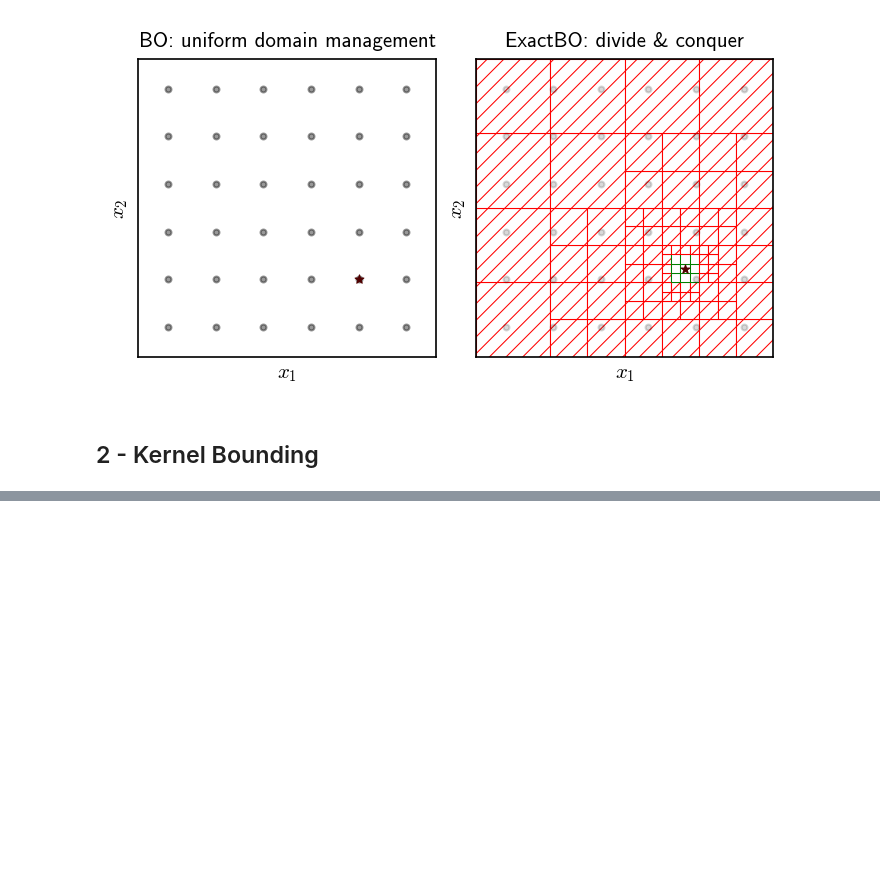
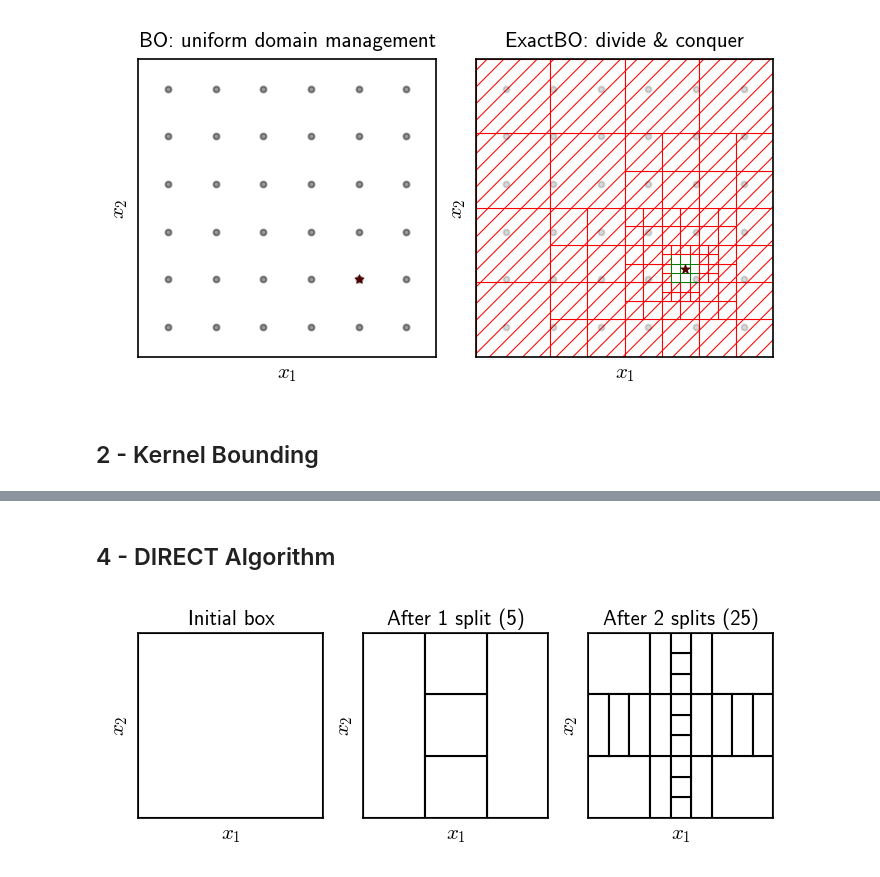
Before and after one commit to juanesfco/tamubo, a Jupyter notebook: development/exactBO_presentation.ipynb, the cells around one changed output, grey strips where cells are left out. Drawn from its saved outputs; the diff is of its cells as text; code cells hidden in the pictures; blank space fills up the shorter version.

```diff
--- a/development/exactBO_presentation.ipynb
+++ b/development/exactBO_presentation.ipynb
@@ -194,0 +256,70 @@ plt.show()
+# %% [markdown]
+## 4 - DIRECT Algorithm
+# %%
+import matplotlib as mpl
+import matplotlib.pyplot as plt
+from matplotlib.patches import Rectangle
+import numpy as np
+
+# (Optional) keep the same style block you used earlier
+mpl.rcParams.update({
+    "figure.dpi": 150, "savefig.dpi": 300,
+    "font.size": 10, "font.family": "sans-serif",
+    "font.sans-serif": ["Computer Modern Sans Serif", "CMU Sans Serif", "CMU Sans", "cmss10", "cmss"],
+    "mathtext.fontset": "cm", "mathtext.rm": "cm", "mathtext.sf": "cmss",
+    "axes.unicode_minus": False,
+})
+
+def subdivide_direct(rect):
+    """DIRECT-style split: split longest side into thirds; split the middle slab along the other axis into thirds."""
+    x, y, w, h = rect
+    if w >= h:
+        # split along x, then split middle third along y
+        w3 = w / 3
+        left   = (x,          y, w3, h)
+        right  = (x + 2*w3,   y, w3, h)
+        mid_x  = (x + w3,     y, w3, h)
+        h3 = h / 3
+        mid_b  = (mid_x[0], y,        w3, h3)
+        mid_m  = (mid_x[0], y + h3,   w3, h3)
+        mid_t  = (mid_x[0], y + 2*h3, w3, h3)
+        return [left, right, mid_b, mid_m, mid_t]
+    else:
+        # split along y, then split middle third along x
+        h3 = h / 3
+        bottom = (x, y,        w, h3)
+        top    = (x, y + 2*h3, w, h3)
+        mid_y  = (x, y + h3,   w, h3)
+        w3 = w / 3
+        mid_l  = (x,        mid_y[1], w3, h3)
+        mid_m  = (x + w3,   mid_y[1], w3, h3)
+        mid_r  = (x + 2*w3, mid_y[1], w3, h3)
+        return [bottom, top, mid_l, mid_m, mid_r]
+
+stage0 = [(0.0, 0.0, 1.0, 1.0)]
+stage1 = subdivide_direct(stage0[0])                    # 5 boxes
+stage2 = [c for r in stage1 for c in subdivide_direct(r)]  # 25 boxes
+
+
+stages = [stage0, stage1, stage2]
+
+fig, axs = plt.subplots(1, 3, figsize=(4.5, 1.6), constrained_layout=True)
+titles = ["Initial box", "After 1 split (5)", "After 2 splits (25)"]
+
+for ax, rects, title in zip(axs, stages, titles):
+    for (x, y, w, h) in rects:
+        ax.add_patch(Rectangle((x, y), w, h, facecolor="white",
+                               edgecolor="black", linewidth=1.0))
+    ax.set_xlim(0, 1); ax.set_ylim(0, 1)
+    ax.set_aspect("equal", adjustable="box")
+    ax.set_xticks([]); ax.set_yticks([])
+    ax.set_xlabel(r"$x_1$"); ax.set_ylabel(r"$x_2$")
+    ax.set_title(title, pad=4, fontsize=10)
+    for spine in ax.spines.values():
+        spine.set_linewidth(0.8)
+
+plt.show()
+fig.savefig("Figures/direct_splits.png", dpi=500)
+fig.savefig("Figures/direct_splits_transparent.png", dpi=500, transparent=True)
+# %% [output]
+[figure, added]
```
Also changed, not shown: parts of 3 cells of this notebook, 8 other files.
